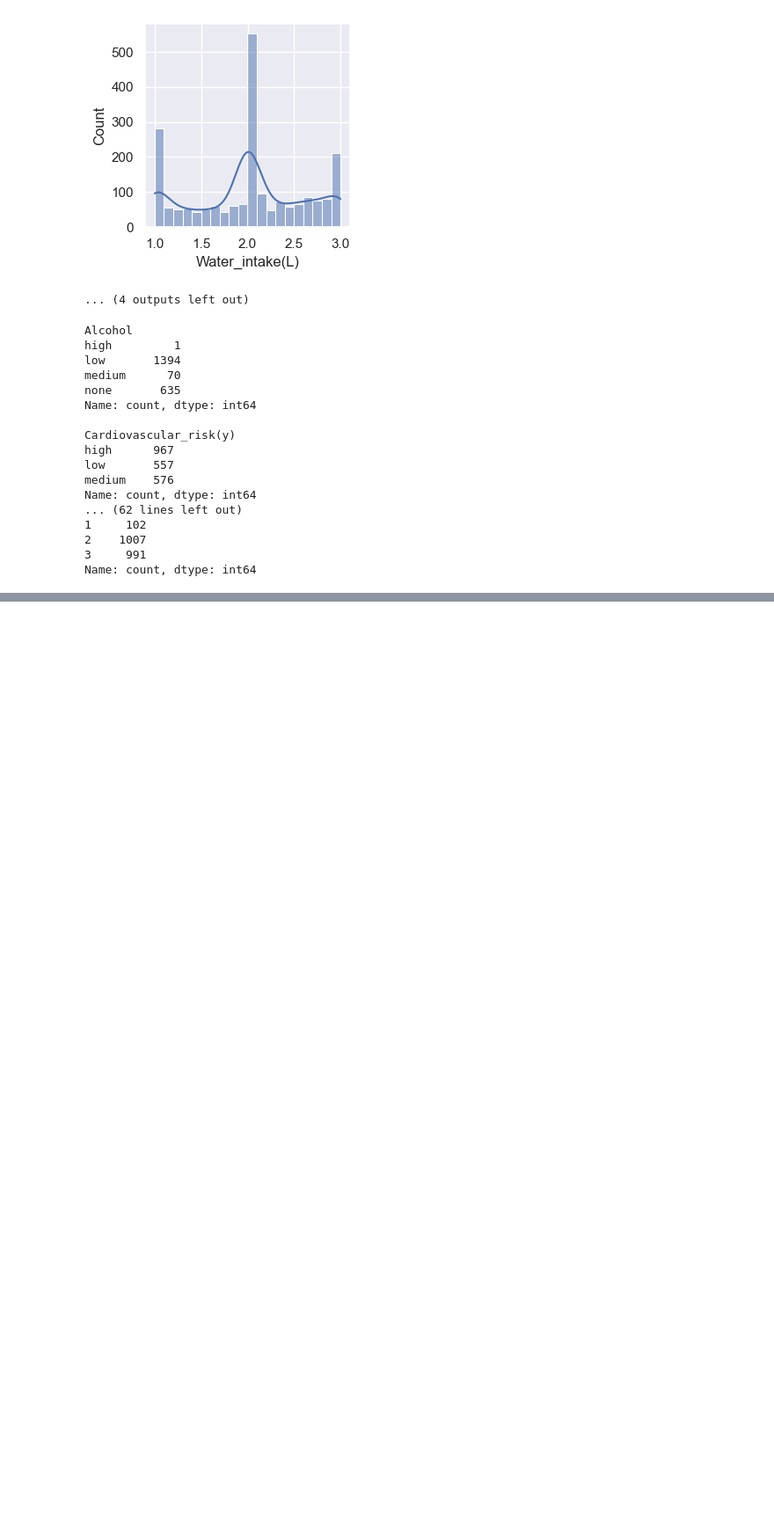
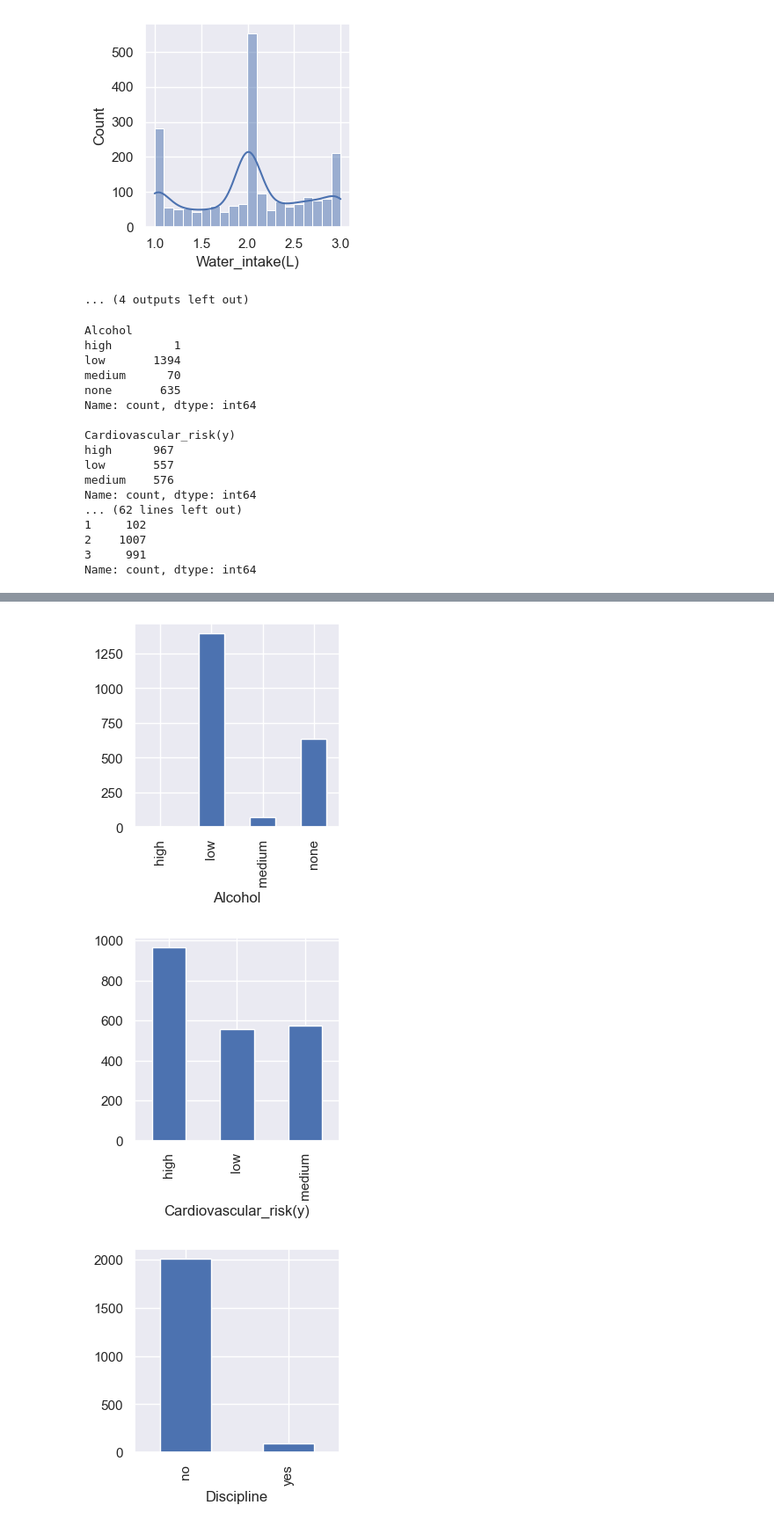
Before and after one commit to Chin-Wai-Yee/AIT_assignment, a Jupyter notebook: G37.ipynb, the cells around one changed output, grey strips where cells are left out. Shown at 88% size. Drawn from its saved outputs; the diff is of its cells as text; code cells hidden in the pictures; blank space fills up the shorter version.

```diff
--- a/G37.ipynb
+++ b/G37.ipynb
@@ -188,2 +204,8 @@ Name: count, dtype: int64
 # %%
-for coli
+for col in cardiovascular_cat_visualise:
+    cardiovascular[col].value_counts().sort_index().plot(kind="bar")
+    plt.show()
+# %% [output]
+[figure, added]
+[figure, added]
+[figure, added]
```
Also changed, not shown: parts of 6 cells of this notebook.
